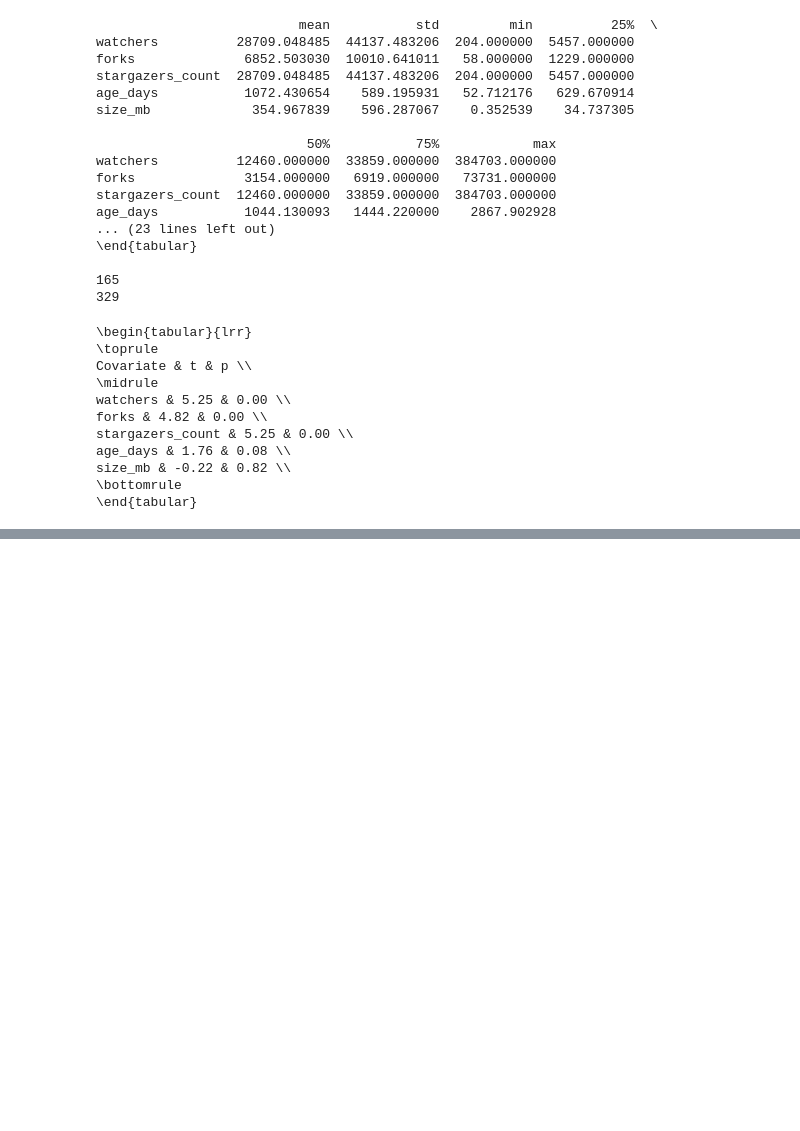
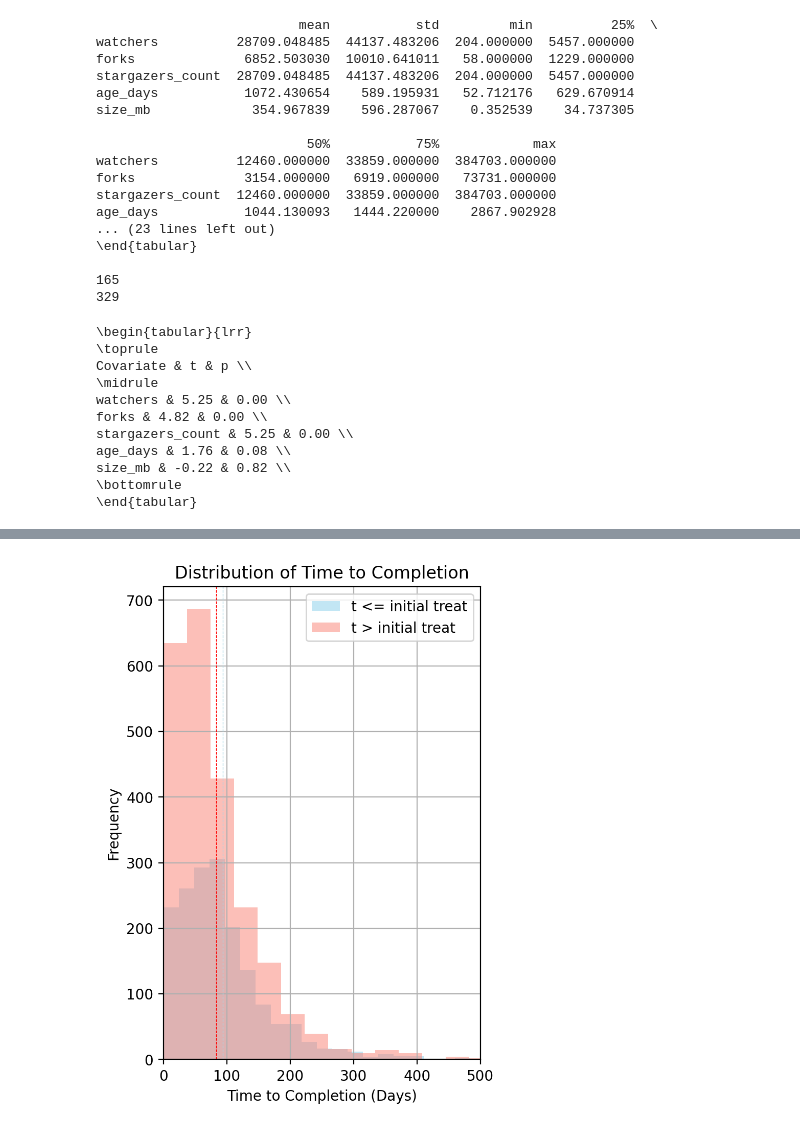
Before and after one commit to RamarkoB/ECMA31350, a Jupyter notebook: covariates/summary_stats.ipynb, the cells around one changed output, grey strips where cells are left out. Saved outputs shown, nothing was run; the diff lists cells and outputs as text; code cells hidden in the pictures; blank space fills up the shorter version.

```diff
--- a/covariates/summary_stats.ipynb
+++ b/covariates/summary_stats.ipynb
@@ -264,0 +331,4 @@ print(df_final.sample(10))
+# %%
+# Filter data for time = first_treat - 1 and time = first_treat + 1
+ttc_d_before_treatment = did_data[did_data['time'] <= did_data['first_treat'] - 1]['ttc_d']
+ttc_d_after_treatment = did_data[did_data['time'] > did_data['first_treat']]['ttc_d']
@@ -264,0 +384,19 @@ print(df_final.sample(10))
+# %%
+
+
+# Plot the distributions
+plt.figure(figsize=(4, 6), dpi=200)
+plt.hist(ttc_d_before_treatment, bins=25, color='skyblue', alpha=0.5, label='t <= initial treat', linewidth=0.2)
+plt.hist(ttc_d_after_treatment, bins=25, color='salmon', alpha=0.5, label='t > initial treat', linewidth=0.2)
+
+plt.axvline(ttc_d_before_treatment.mean(), color='lightblue', linestyle='dashed', linewidth=0.5)
+plt.axvline(ttc_d_after_treatment.mean(), color='red', linestyle='dashed', linewidth=0.5)
+plt.xlabel('Time to Completion (Days)')
+plt.xlim(0, 500)
+plt.ylabel('Frequency')
+plt.title('Distribution of Time to Completion')
+plt.legend()
+plt.grid(True)
+plt.show()
+# %% [output]
+[figure, added]
```
Also changed, not shown: parts of 12 cells of this notebook.
